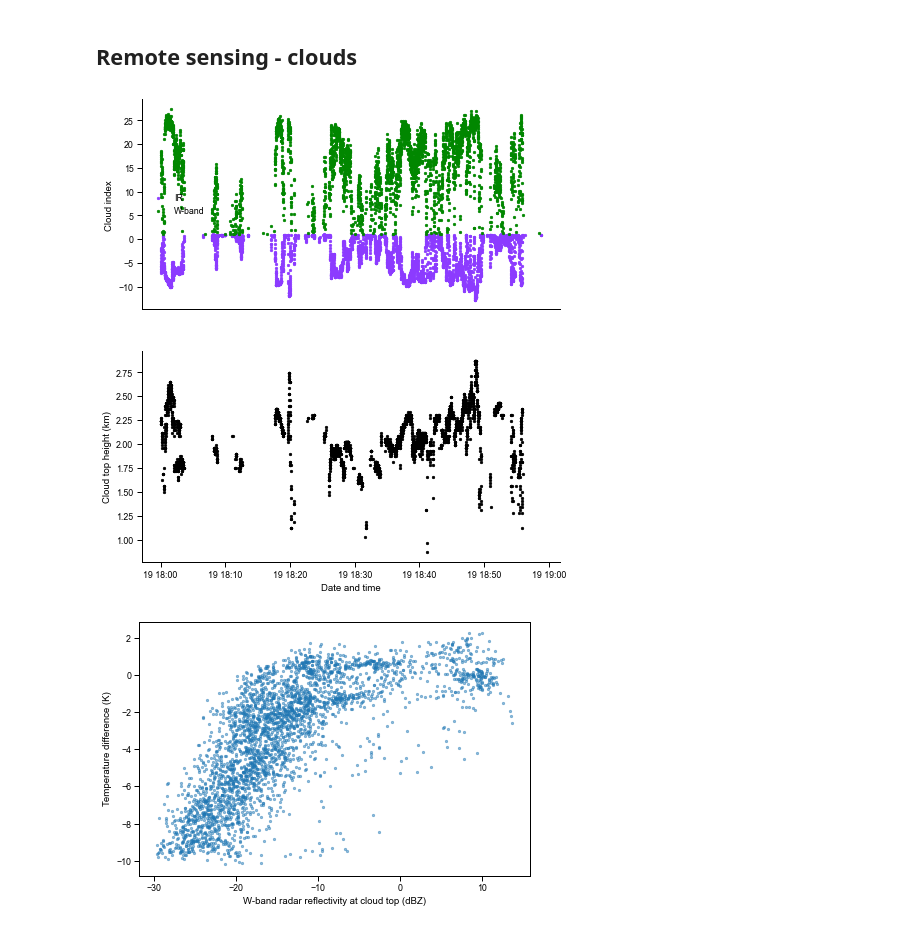
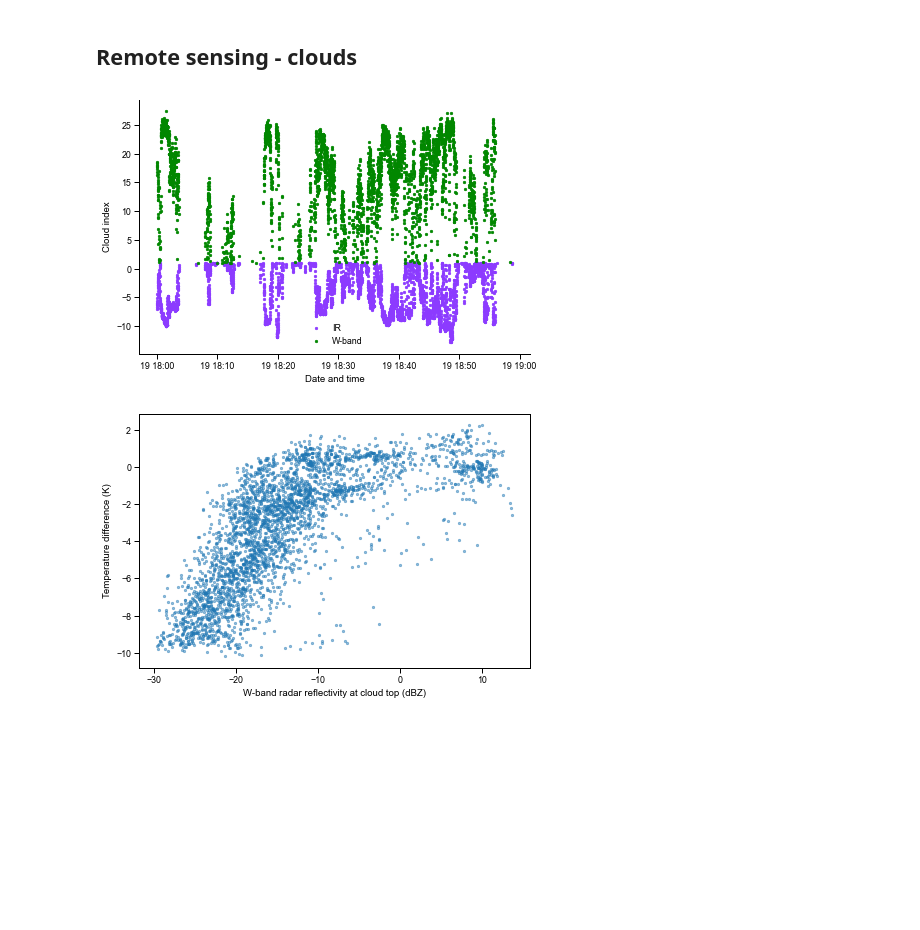
Before and after one commit to RobertPincus/atomic-p3-data-paper, a Jupyter notebook: Figures.ipynb, the cells around one changed output. Cells and saved outputs as stored; diff of their text form; code cells hidden in the pictures; blank space fills up the shorter version.

```diff
--- a/Figures.ipynb
+++ b/Figures.ipynb
@@ -245,36 +247,26 @@ subset = cloud_example.sel(time=slice(datetime.datetime(2020, 1, 19, hour=18),
                                       datetime.datetime(2020, 1, 19, hour=19)))
 # %%
 sns.set_context("paper")
-fig = plt.figure(figsize = (7.5,8.5))
-ax1, ax2 = fig.subplots(2, sharex=True)
+fig = plt.figure(figsize = (7,7/1.5))
+ax = plt.axes()
 
-ax1.scatter(subset.time.where(subset.cind_IR < 1),
+ax.scatter(subset.time.where(subset.cind_IR < 1),
             subset.cind_IR.where(subset.cind_IR < 1),
             color=cc.glasbey[1], marker = ".", label="IR")
-ax1.scatter(subset.time.where(subset.cind_radar > 1),
+ax.scatter(subset.time.where(subset.cind_radar > 1),
             subset.cind_radar.where(subset.cind_radar > 1),
             color=cc.glasbey[2], marker = ".", label="W-band")
-ax1.legend()
+ax.legend()
 sns.despine(bottom=True)
-ax1.tick_params(
-    axis='x',          # changes apply to the x-axis
-    which='both',      # both major and minor ticks are affected
-    bottom=False,      # ticks along the bottom edge are off
-    top=False,         # ticks along the top edge are off
-    labelbottom=False) # labels along the bottom edge are off
-ax1.xaxis.set_visible(False)
-ax1.set_ylabel("Cloud index")
-
-ax2.scatter(subset.time, subset.alt_CT, color="black", marker = ".")
-ax2.set_ylabel("Cloud top height (" + subset.alt_CT.units + ")")
-ax2.set_xlabel("Date and time")
+ax.set_ylabel("Cloud index")
+ax.set_xlabel("Date and time")
 sns.despine()
 
 if saveFigs:
-    fig.savefig(figDir.joinpath("Cloud-remote-sensing.pdf"), dpi=600, transparent=True, bbox_inches = "tight")
-    fig.savefig(figDir.joinpath("Cloud-remote-sensing.png"), dpi=150, transparent=True, bbox_inches = "tight")
+    fig.savefig(figDir.joinpath("Cloud-indexes.pdf"), dpi=600, transparent=True, bbox_inches = "tight")
+    fig.savefig(figDir.joinpath("Cloud-indexes.png"), dpi=150, transparent=True, bbox_inches = "tight")
 # %% [output]
-[figure, old version]
+[figure, new version]
 # %%
 sns.set_context("paper")
 fig = plt.figure(figsize = (7,7/1.5))
```
Also changed, not shown: parts of 6 cells of this notebook.
